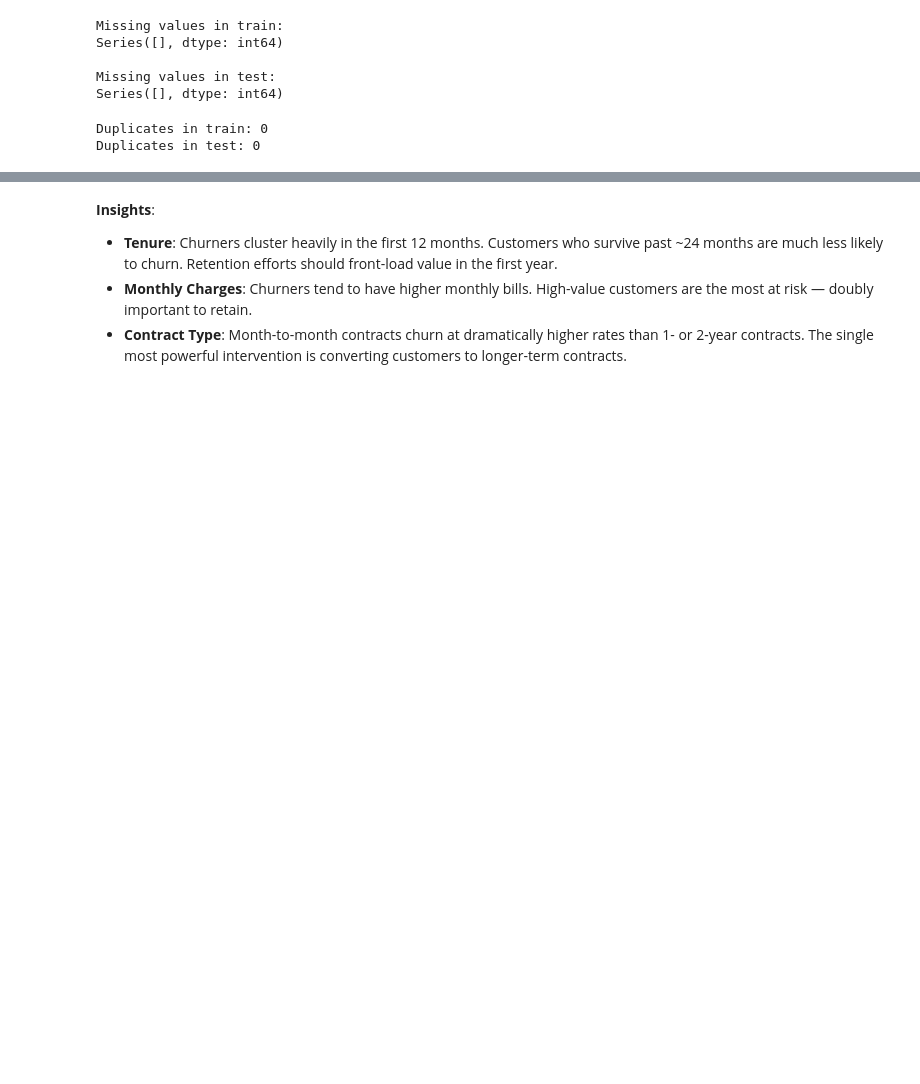
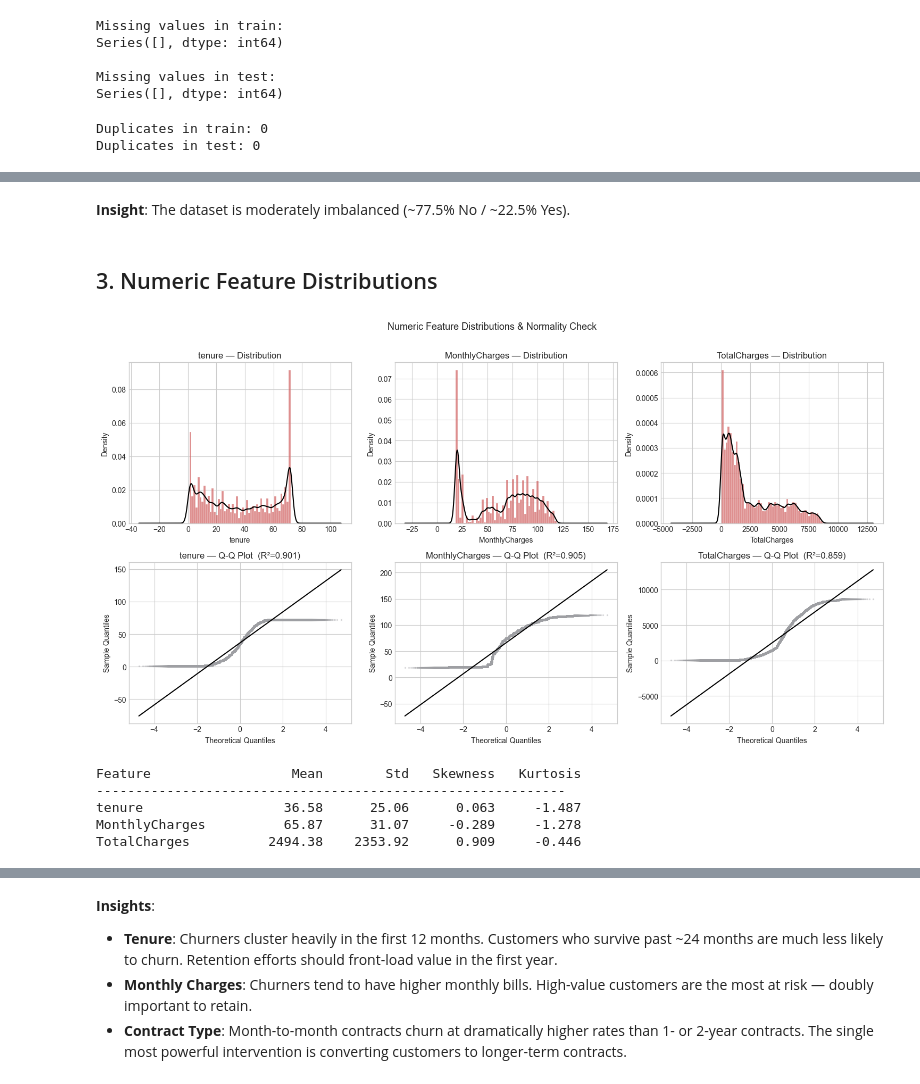
Before and after one commit to Thanh-Tung-Do/customer-churn-prediction, a Jupyter notebook: notebooks/01_eda.ipynb, the cells around one changed output, grey strips where cells are left out. Cells and saved outputs as stored; diff of their text form; code cells hidden in the pictures; blank space fills up the shorter version.

```diff
--- a/notebooks/01_eda.ipynb
+++ b/notebooks/01_eda.ipynb
@@ -197,0 +143,48 @@ Yes    133817 22.50
+# %% [markdown]
+**Insight**: The dataset is moderately imbalanced (~77.5% No / ~22.5% Yes).
+# %% [markdown]
+## 3. Numeric Feature Distributions
+# %%
+from scipy import stats
+
+num_cols = ['tenure', 'MonthlyCharges', 'TotalCharges']
+
+fig, axes = plt.subplots(2, 3, figsize=(15, 8))
+
+for i, col in enumerate(num_cols):
+    data = train[col].dropna()
+
+    # Row 0: histogram + KDE
+    axes[0, i].hist(data, bins=50, color=binary_colors[1], alpha=0.7, density=True, edgecolor='white', linewidth=0.3)
+    data.plot.kde(ax=axes[0, i], color='black', linewidth=1.5)
+    axes[0, i].set_title(f'{col} — Distribution')
+    axes[0, i].set_xlabel(col)
+    axes[0, i].set_ylabel('Density')
+
+    # Row 1: Q-Q plot
+    (osm, osr), (slope, intercept, r) = stats.probplot(data, dist='norm')
+    axes[1, i].scatter(osm, osr, color=binary_colors[1], alpha=0.3, s=2)
+    axes[1, i].plot(osm, slope * np.array(osm) + intercept, color='black', linewidth=1.5)
+    axes[1, i].set_title(f'{col} — Q-Q Plot  (R²={r**2:.3f})')
+    axes[1, i].set_xlabel('Theoretical Quantiles')
+    axes[1, i].set_ylabel('Sample Quantiles')
+
+plt.suptitle('Numeric Feature Distributions & Normality Check', fontsize=13, y=1.01)
+plt.tight_layout()
+plt.savefig('../data/processed/fig_distributions.png', dpi=150)
+plt.show()
+
+# Summary stats: skewness and kurtosis
+print(f"{'Feature':<18} {'Mean':>10} {'Std':>10} {'Skewness':>10} {'Kurtosis':>10}")
+print('-' * 60)
+for col in num_cols:
+    data = train[col].dropna()
+    print(f"{col:<18} {data.mean():>10.2f} {data.std():>10.2f} "
+          f"{data.skew():>10.3f} {data.kurt():>10.3f}")
+# %% [output]
+[figure, added]
+Feature                  Mean        Std   Skewness   Kurtosis
+------------------------------------------------------------
+tenure                  36.58      25.06      0.063     -1.487
+MonthlyCharges          65.87      31.07     -0.289     -1.278
+TotalCharges          2494.38    2353.92      0.909     -0.446
```
Also changed, not shown: parts of 18 cells of this notebook, 4 other files.
